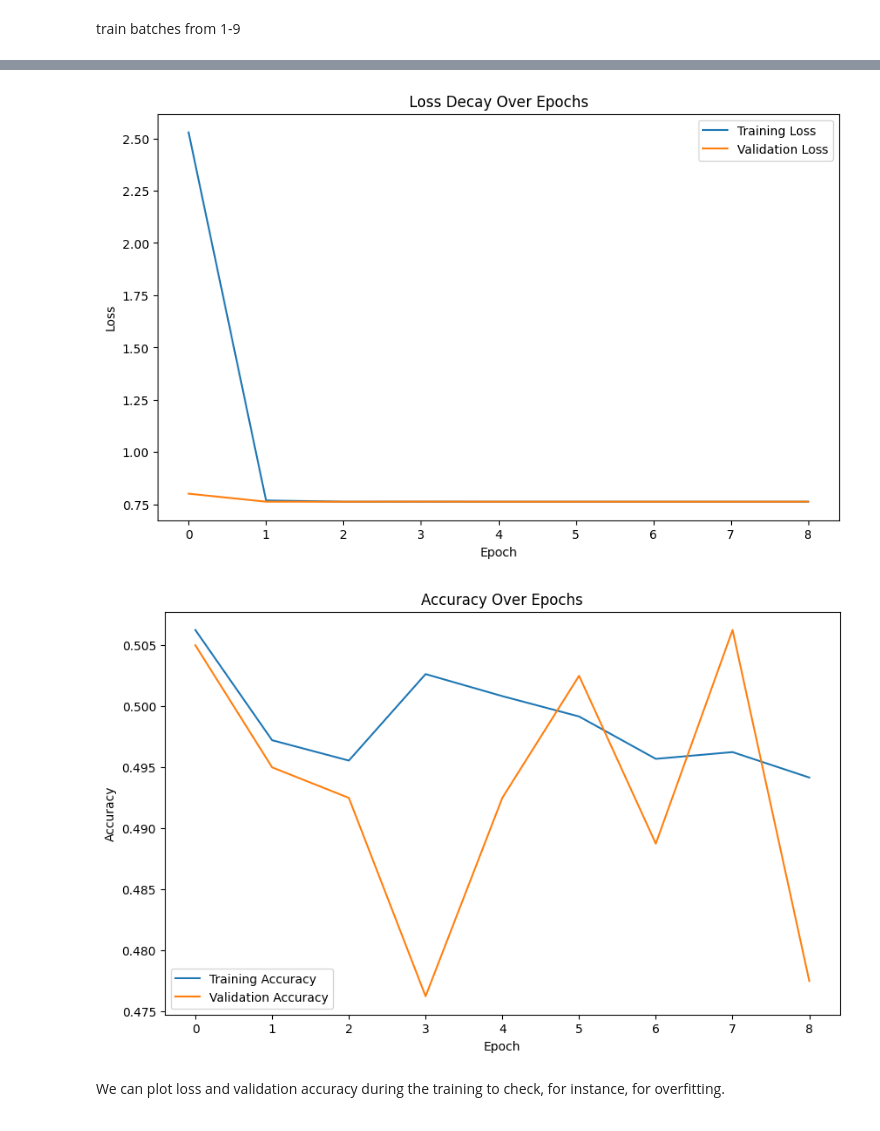
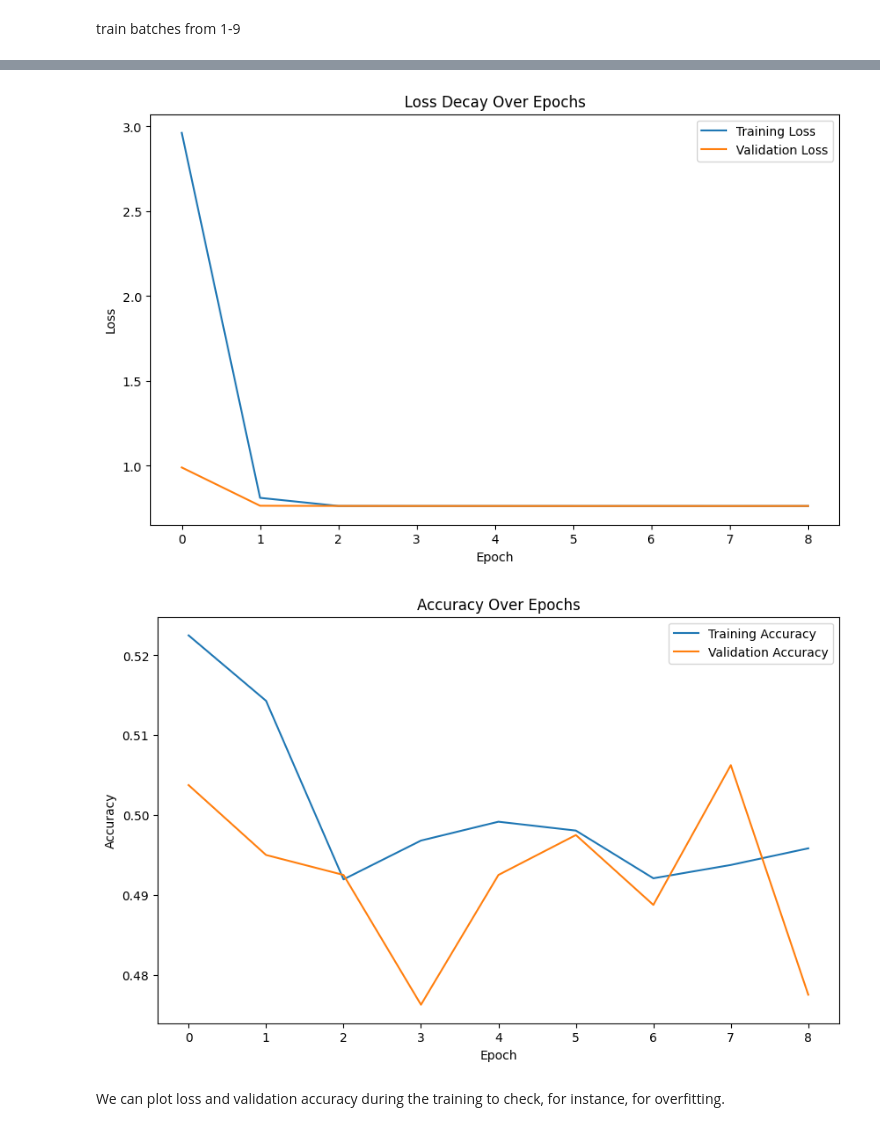
Before and after one commit to Djinho/EvoNet-CNN-Insight, a Jupyter notebook: Model_training_3/Ancient_weak/train_and_test_AW.ipynb, the cells around one changed output, grey strips where cells are left out. Saved outputs shown, nothing was run; the diff lists cells and outputs as text; code cells hidden in the pictures.

```diff
--- a/Model_training_3/Ancient_weak/train_and_test_AW.ipynb
+++ b/Model_training_3/Ancient_weak/train_and_test_AW.ipynb
@@ -77,7 +77,7 @@ path = './'
 
 path_sim = './'
 # %%
-file_sim = ImaFile(simulations_folder=path_sim + 'AS/Simulations1', nr_samples=198, model_name='Marth-3epoch-CEU');
+file_sim = ImaFile(simulations_folder=path_sim + 'AW/Simulations1', nr_samples=198, model_name='Marth-3epoch-CEU');
 # %% [markdown]
 Populate an ImaGene object by specifying the variable to estimate (selection_coeff_hetero) and the number of data points per class. Use 8000 data points per class as an example.
 # %%
@@ -175,7 +175,7 @@ i = 1
 while i < 10:
     print(i)
 
-    file_sim = ImaFile(simulations_folder=path_sim + 'AS/Simulations' + str(i), nr_samples=198, model_name='Marth-3epoch-CEU')
+    file_sim = ImaFile(simulations_folder=path_sim + 'AW/Simulations' + str(i), nr_samples=198, model_name='Marth-3epoch-CEU')
     gene_sim = file_sim.read_simulations(parameter_name='selection_coeff_hetero', max_nrepl=8000)
 
     gene_sim.filter_freq(0.01)
@@ -256,6 +256,6 @@ plt.show()
 Total epochs trained: 9
-[figure, old version]
+[figure, new version]
-[figure, old version]
+[figure, new version]
 # %% [markdown]
 We can plot loss and validation accuracy during the training to check, for instance, for overfitting.
 # %%
```
Also changed, not shown: parts of 13 cells of this notebook.
